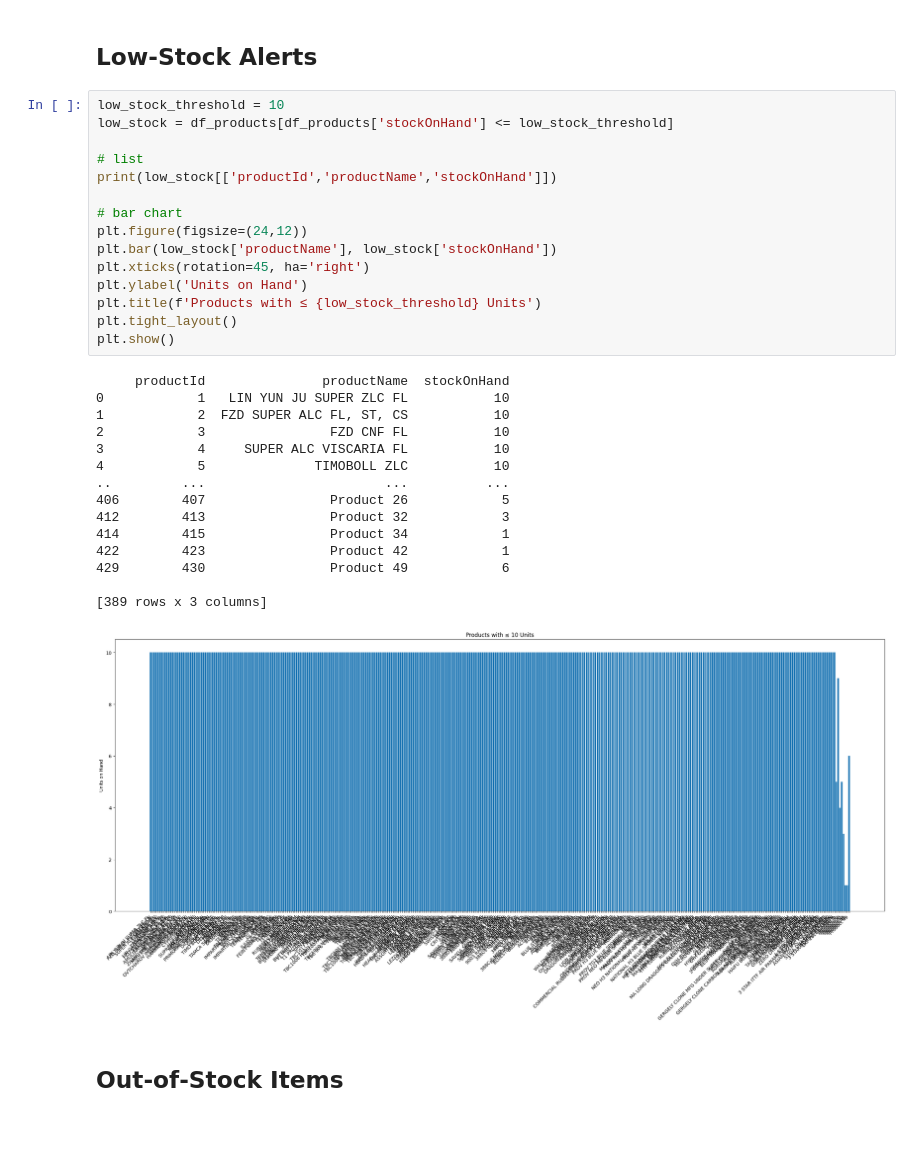
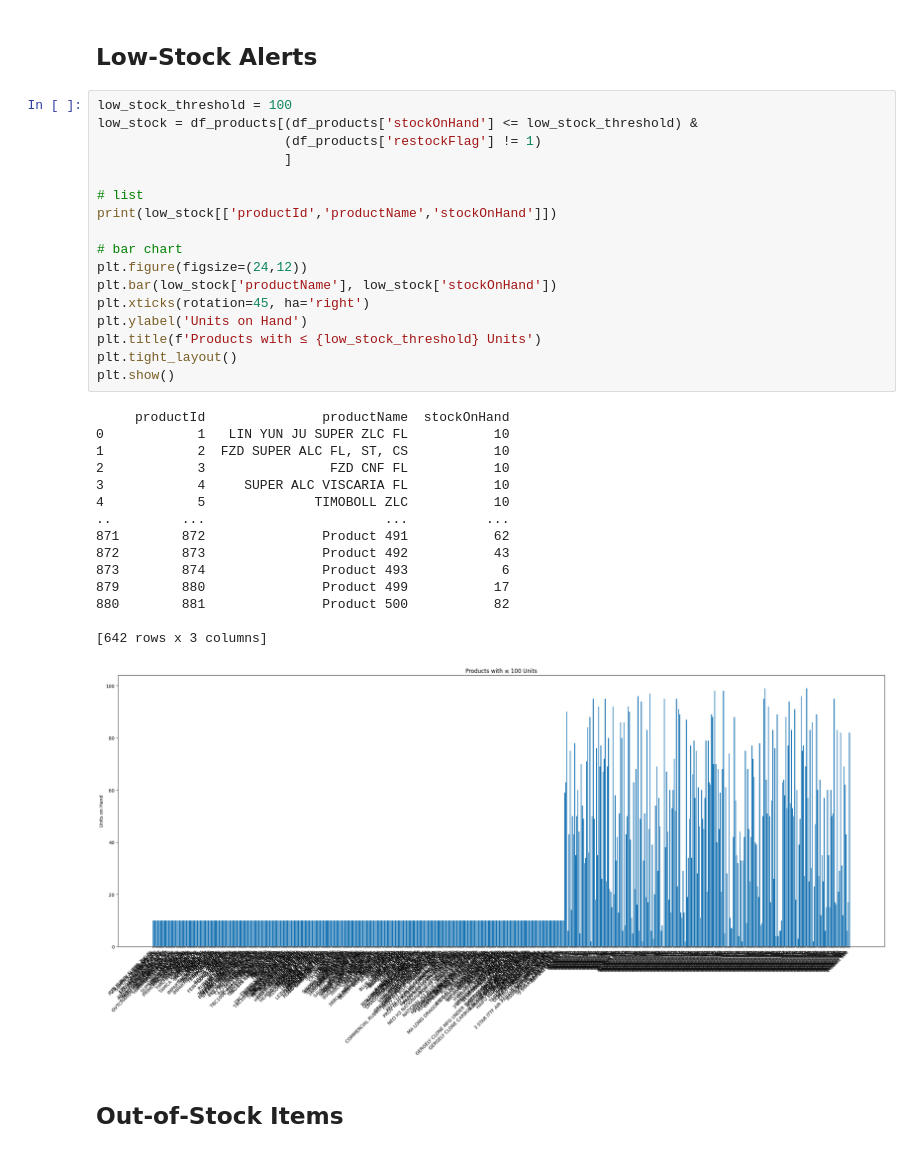
Before and after one commit to aaaaandreiii/CSSWENG-MCO, a Jupyter notebook: public/Test_Data_Analytics.ipynb, the cells around one changed output. Drawn from its saved outputs; the diff is of its cells as text.

```diff
--- a/public/Test_Data_Analytics.ipynb
+++ b/public/Test_Data_Analytics.ipynb
@@ -143,36 +313,38 @@ Total units in stock: 6,395
 # %% [markdown]
 ## Low-Stock Alerts
 # %%
-low_stock_threshold = 10
-low_stock = df_products[df_products['stockOnHand'] <= low_stock_threshold]
+low_stock_threshold = 100
+low_stock = df_products[(df_products['stockOnHand'] <= low_stock_threshold) &
+                        (df_products['restockFlag'] != 1)
+                        ]
 
 # list
 print(low_stock[['productId','productName','stockOnHand']])
 
 # bar chart
 plt.figure(figsize=(24,12))
 plt.bar(low_stock['productName'], low_stock['stockOnHand'])
 plt.xticks(rotation=45, ha='right')
 plt.ylabel('Units on Hand')
 plt.title(f'Products with ≤ {low_stock_threshold} Units')
 plt.tight_layout()
 plt.show()
 # %% [output]
      productId               productName  stockOnHand
 0            1   LIN YUN JU SUPER ZLC FL           10
 1            2  FZD SUPER ALC FL, ST, CS           10
 2            3                FZD CNF FL           10
 3            4     SUPER ALC VISCARIA FL           10
 4            5              TIMOBOLL ZLC           10
 ..         ...                       ...          ...
-406        407                Product 26            5
-412        413                Product 32            3
-414        415                Product 34            1
-422        423                Product 42            1
-429        430                Product 49            6
+871        872               Product 491           62
+872        873               Product 492           43
+873        874               Product 493            6
+879        880               Product 499           17
+880        881               Product 500           82
 
-[389 rows x 3 columns]
+[642 rows x 3 columns]
-[figure, old version]
+[figure, new version]
 # %% [markdown]
 ## Out‐of‐Stock Items
 # %%
```
Also changed, not shown: parts of 32 cells of this notebook, 1 other file.
